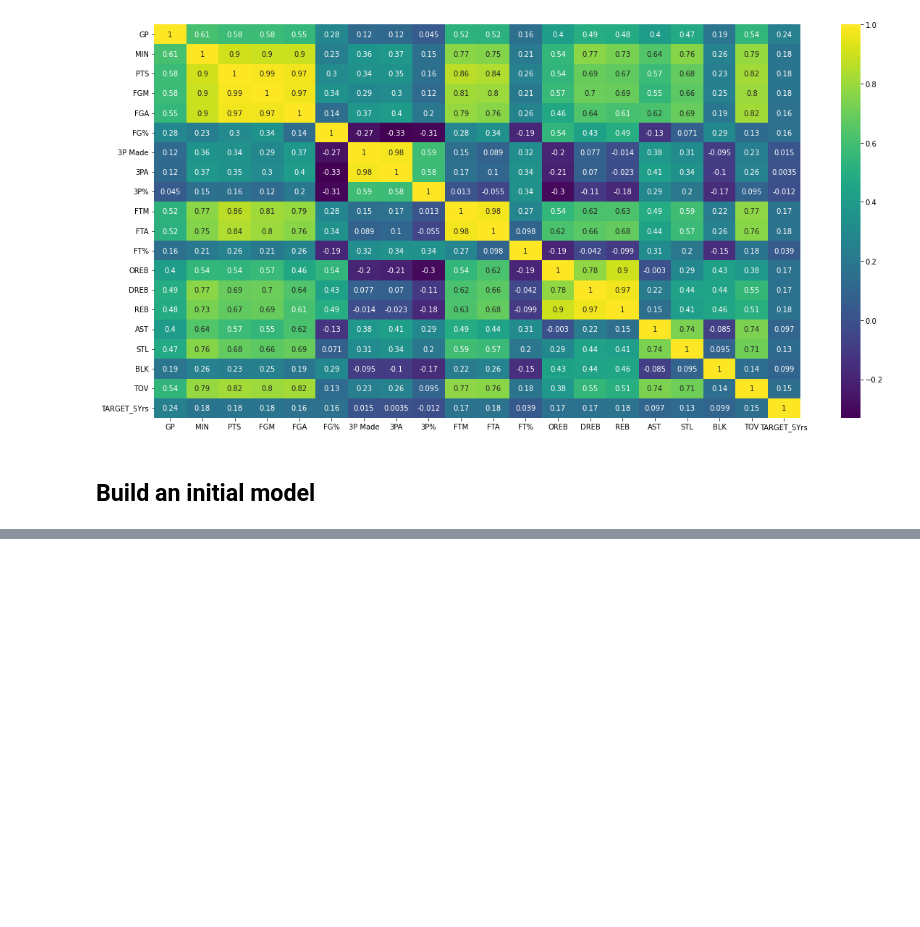
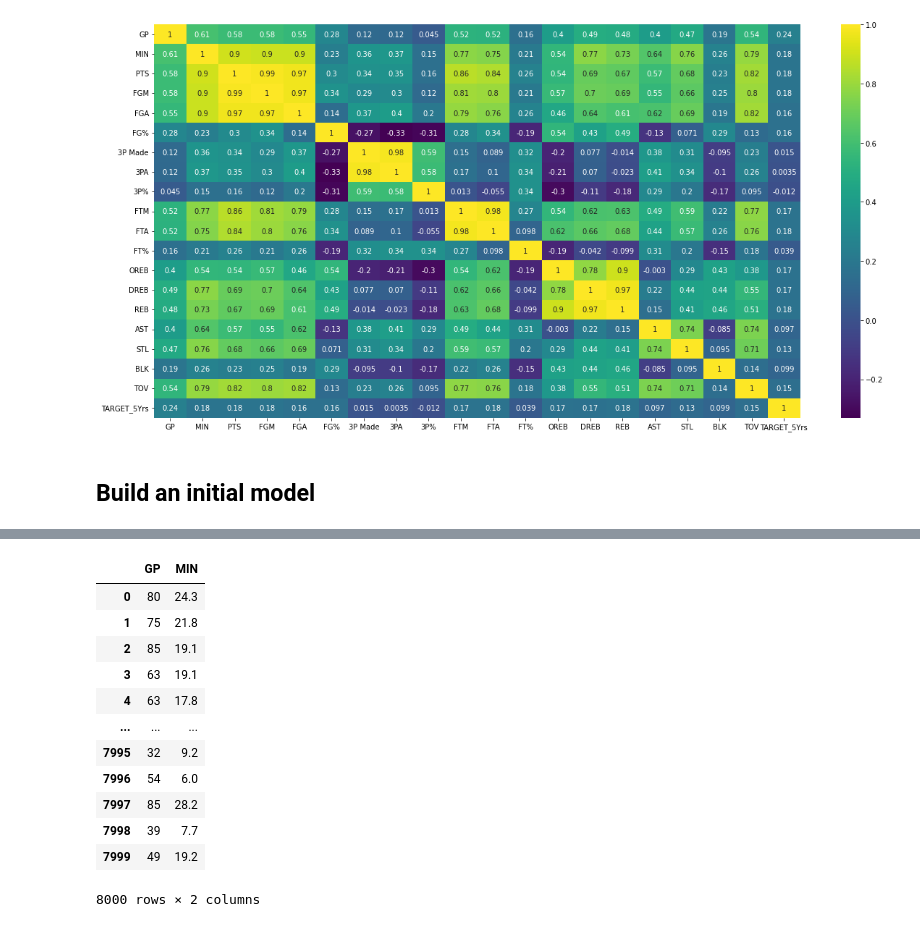
Before and after one commit to James-8212913/group1_nba_career_prediction, a Jupyter notebook: group1_nba_career_prediction/notebooks/murray_james_week_1.ipynb_week1_initial.ipynb, the cells around one changed output, grey strips where cells are left out. Cells and saved outputs as stored; diff of their text form; code cells hidden in the pictures; blank space fills up the shorter version.

```diff
--- a/group1_nba_career_prediction/notebooks/murray_james_week_1.ipynb_week1_initial.ipynb
+++ b/group1_nba_career_prediction/notebooks/murray_james_week_1.ipynb_week1_initial.ipynb
@@ -84,4 +84,11 @@ sns.heatmap(df_train.corr(),cmap='viridis',annot=True)
 ## Build an initial model
 # %%
 ## Separate the target variable from the rest of the variables
-X, y = df_train.iloc[:,:-1],df_train.iloc[:,-1]
+TargetVariable = df_train['TARGET_5Yrs']
+print(TargetVariable)
+Predictors = df_train.loc[:, ['GP', 'MIN']]
+print(Predictors)
+X = Predictors.values
+y = TargetVariable.values
+print(X)
+print(y)
@@ -110,0 +162,16 @@ RMSE: 0.913236
+# %%
+Predictors.reset_index(drop=True)
+# %% [output]
+|  | GP | MIN |
+| 0 | 80 | 24.3 |
+| 1 | 75 | 21.8 |
+| 2 | 85 | 19.1 |
+| 3 | 63 | 19.1 |
+| 4 | 63 | 17.8 |
+| ... | ... | ... |
+| 7995 | 32 | 9.2 |
+| 7996 | 54 | 6.0 |
+| 7997 | 85 | 28.2 |
+| 7998 | 39 | 7.7 |
+| 7999 | 49 | 19.2 |
+8000 rows × 2 columns
```
Also changed, not shown: parts of 12 cells of this notebook.
